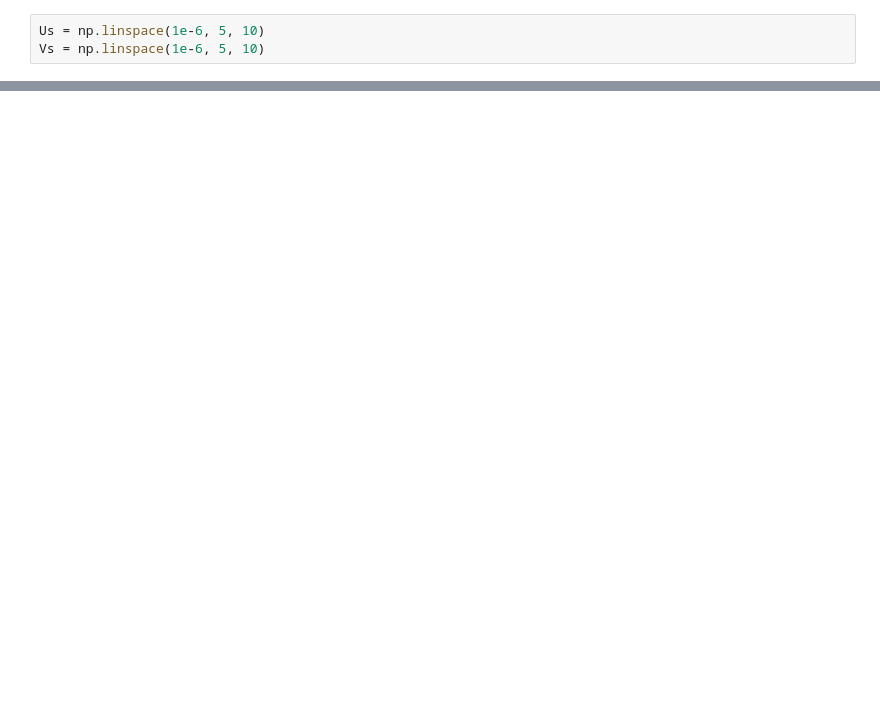
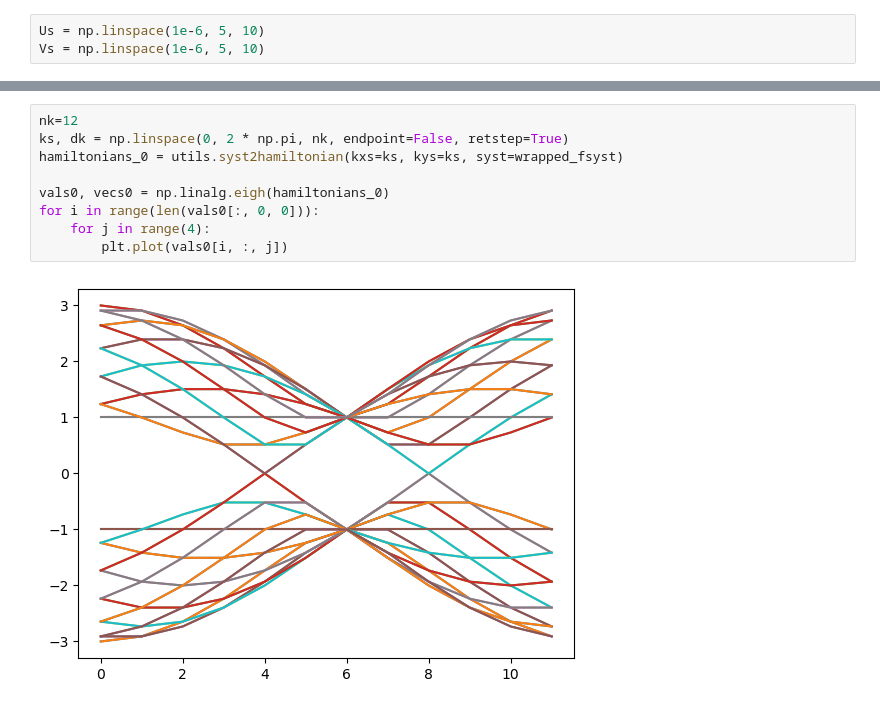
Before and after one commit to quantum-tinkerer/MeanFi, a Jupyter notebook: codes/scipy_optimizer.ipynb, the cells around one changed output, grey strips where cells are left out. Saved outputs shown, nothing was run; the diff lists cells and outputs as text; blank space fills up the shorter version.

```diff
--- a/codes/scipy_optimizer.ipynb
+++ b/codes/scipy_optimizer.ipynb
@@ -211,0 +168,11 @@ plt.colorbar()
+# %%
+nk=12
+ks, dk = np.linspace(0, 2 * np.pi, nk, endpoint=False, retstep=True)
+hamiltonians_0 = utils.syst2hamiltonian(kxs=ks, kys=ks, syst=wrapped_fsyst)
+
+vals0, vecs0 = np.linalg.eigh(hamiltonians_0)
+for i in range(len(vals0[:, 0, 0])):
+    for j in range(4):
+        plt.plot(vals0[i, :, j])
+# %% [output]
+[figure, added]
```
Also changed, not shown: parts of 23 cells of this notebook.
